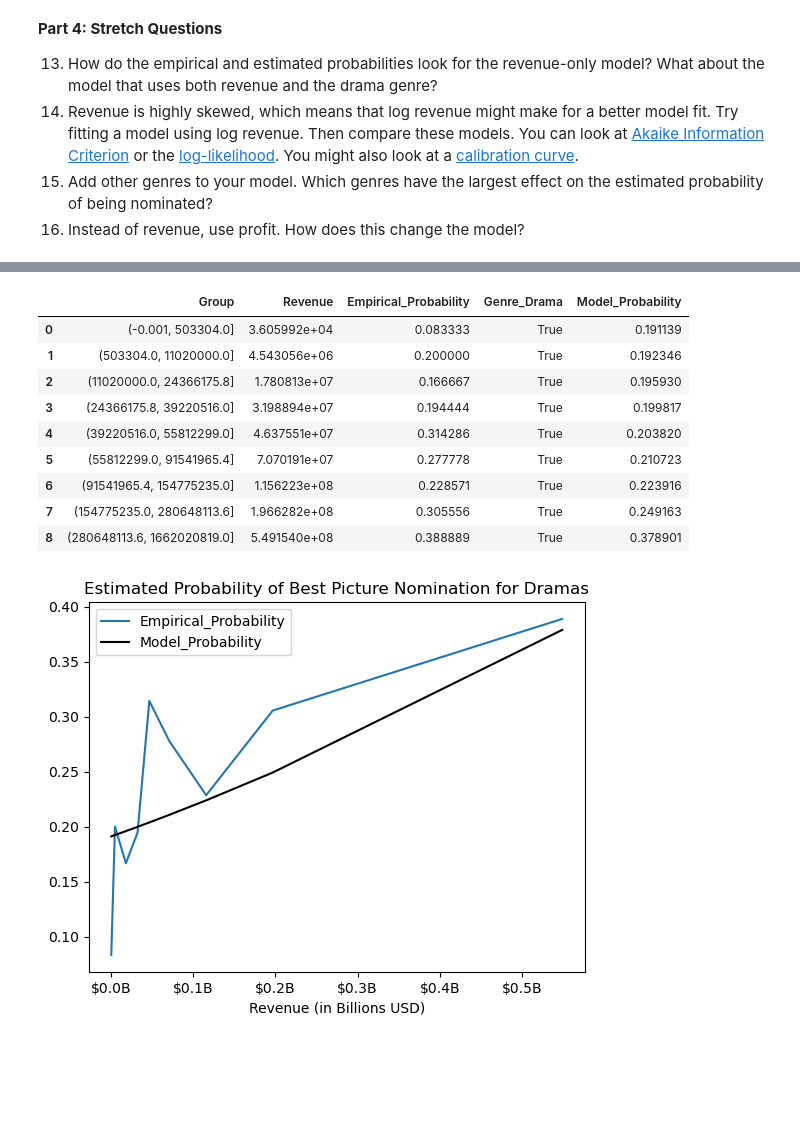
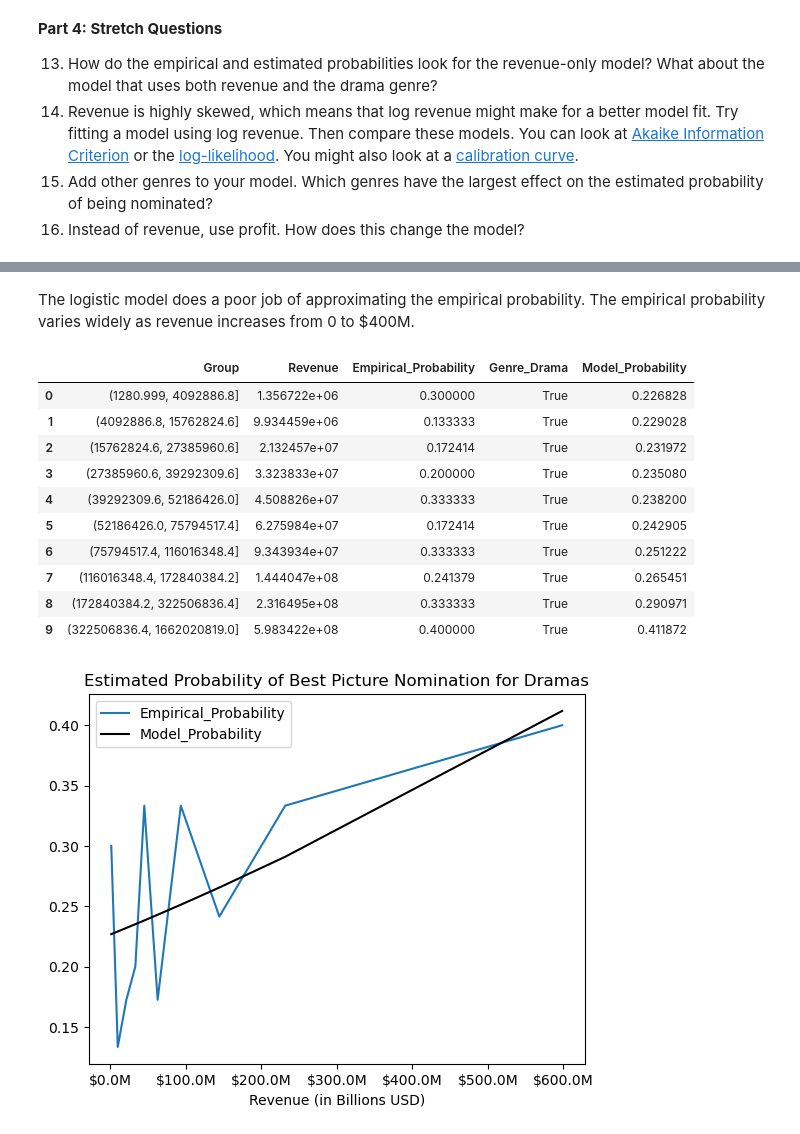
Before and after one commit to nss-data-science-cohort-9/logistic-regression-aezell314, a Jupyter notebook: notebooks/Movie Logistic Regression.ipynb, the cells around one changed output, grey strips where cells are left out. Cells and saved outputs as stored; diff of their text form; code cells hidden in the pictures; blank space fills up the shorter version.

```diff
--- a/notebooks/Movie Logistic Regression.ipynb
+++ b/notebooks/Movie Logistic Regression.ipynb
@@ -57,6 +60,9 @@ On average, a movie that is nominated for a Best Picture will earn about 23% mor
 6. Interpret the sign of the coefficient for Revenue.
 7. Use the model to estimate the probability of nomination for a movie with \\$10M revenue, \\$100M revenue, and \\$500M revenue.
 8. Make a plot of predicted probability vs. revenue.
+# %%
+# Drop movies with zero revenue or zero budget
+movies = movies[(movies['Revenue'] != 0) | (movies['Budget'] != 0)]
 # %%
 nominee_rev_logreg = smf.logit("Nominee ~ Revenue",
                           data = movies).fit()
@@ -232,3 +240,5 @@ ax.xaxis.set_major_formatter(mticker.FuncFormatter(lambda x,pos: '$'+format(x/10
+# %% [markdown]
+The logistic model does a poor job of approximating the empirical probability. The empirical probability varies widely as revenue increases from 0 to $400M.
 # %%
 # Empirical and estimated probabilities for revenue-drama model
 nominee_summary_drama = (
@@ -249,25 +259,26 @@ nominee_summary_drama['Model_Probability'] = nominee_rev_drama_logreg.predict(ex
 nominee_summary_drama
 # %% [output]
 |  | Group | Revenue | Empirical_Probability | Genre_Drama | Model_Probability |
-| 0 | (-0.001, 503304.0] | 3.605992e+04 | 0.083333 | True | 0.191139 |
-| 1 | (503304.0, 11020000.0] | 4.543056e+06 | 0.200000 | True | 0.192346 |
-| 2 | (11020000.0, 24366175.8] | 1.780813e+07 | 0.166667 | True | 0.195930 |
-| 3 | (24366175.8, 39220516.0] | 3.198894e+07 | 0.194444 | True | 0.199817 |
-| 4 | (39220516.0, 55812299.0] | 4.637551e+07 | 0.314286 | True | 0.203820 |
-| 5 | (55812299.0, 91541965.4] | 7.070191e+07 | 0.277778 | True | 0.210723 |
-| 6 | (91541965.4, 154775235.0] | 1.156223e+08 | 0.228571 | True | 0.223916 |
-| 7 | (154775235.0, 280648113.6] | 1.966282e+08 | 0.305556 | True | 0.249163 |
-| 8 | (280648113.6, 1662020819.0] | 5.491540e+08 | 0.388889 | True | 0.378901 |
+| 0 | (1280.999, 4092886.8] | 1.356722e+06 | 0.300000 | True | 0.226828 |
+| 1 | (4092886.8, 15762824.6] | 9.934459e+06 | 0.133333 | True | 0.229028 |
+| 2 | (15762824.6, 27385960.6] | 2.132457e+07 | 0.172414 | True | 0.231972 |
+| 3 | (27385960.6, 39292309.6] | 3.323833e+07 | 0.200000 | True | 0.235080 |
+| 4 | (39292309.6, 52186426.0] | 4.508826e+07 | 0.333333 | True | 0.238200 |
+| 5 | (52186426.0, 75794517.4] | 6.275984e+07 | 0.172414 | True | 0.242905 |
+| 6 | (75794517.4, 116016348.4] | 9.343934e+07 | 0.333333 | True | 0.251222 |
+| 7 | (116016348.4, 172840384.2] | 1.444047e+08 | 0.241379 | True | 0.265451 |
+| 8 | (172840384.2, 322506836.4] | 2.316495e+08 | 0.333333 | True | 0.290971 |
+| 9 | (322506836.4, 1662020819.0] | 5.983422e+08 | 0.400000 | True | 0.411872 |
 # %%
 ax = nominee_summary_drama.plot(x = 'Revenue', y = 'Empirical_Probability')
 ax = nominee_summary_drama.plot(x = 'Revenue', y = 'Model_Probability',
                 color = 'black',
                 ax = ax,
                 title = 'Estimated Probability of Best Picture Nomination for Dramas',
                 xlabel = 'Revenue (in Billions USD)');
-ax.xaxis.set_major_formatter(mticker.FuncFormatter(lambda x,pos: '$'+format(x/1000000000,'1.1f')+'B'))
+ax.xaxis.set_major_formatter(mticker.FuncFormatter(lambda x,pos: '$'+format(x/1000000)+'M'))
 # %% [output]
-[figure, old version]
+[figure, new version]
 # %%
 nominee_summary_non_drama = (
     movies
```
Also changed, not shown: parts of 46 cells of this notebook.
